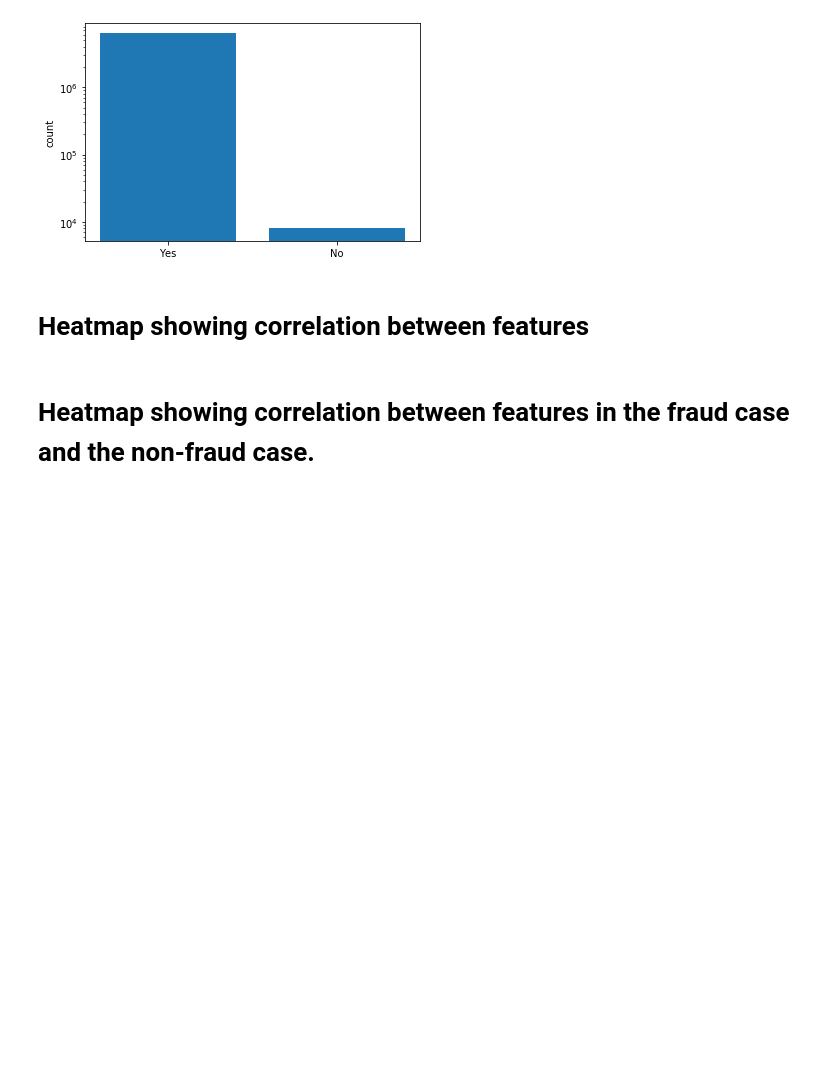
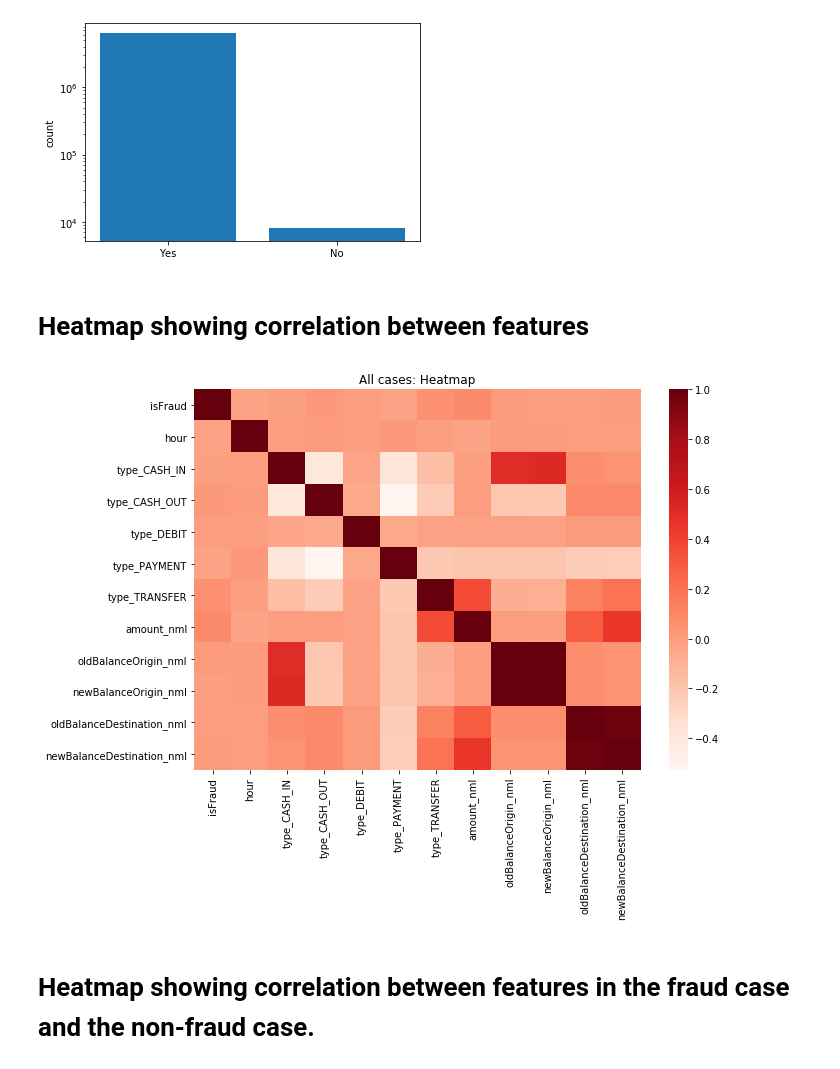
Before and after one commit to JoshuaFox/fraud-detect-blackbelt, a Jupyter notebook: sagemaker_and_local_run.ipynb, the cells around one changed output. Drawn from its saved outputs; the diff is of its cells as text; code cells hidden in the pictures; blank space fills up the shorter version.

```diff
--- a/sagemaker_and_local_run.ipynb
+++ b/sagemaker_and_local_run.ipynb
@@ -111,12 +131,14 @@ plot_positive_negative_counts(df,'isFraud')
 # %% [markdown]
 # Heatmap  showing correlation between features
 # %%
-fig, axes = plt.subplots( 1,1, figsize=(15,5))
+fig, ax = plt.subplots(1,1, figsize=(10,7))
 
-axes[1 - int(fraud_cases)].set_title(f'All cases: Heatmap')
-seaborn.heatmap(df.corr(),  cmap='Reds', ax=axes[0])
+ax.set_title(f'All cases: Heatmap')
+seaborn.heatmap(df.corr(), cmap='Reds' )
 
 plt.show()
+# %% [output]
+[figure, added]
 # %% [markdown]
 # Heatmap  showing correlation between features in the fraud case and the non-fraud case.
 # %%
```
Also changed, not shown: parts of 17 cells of this notebook.
